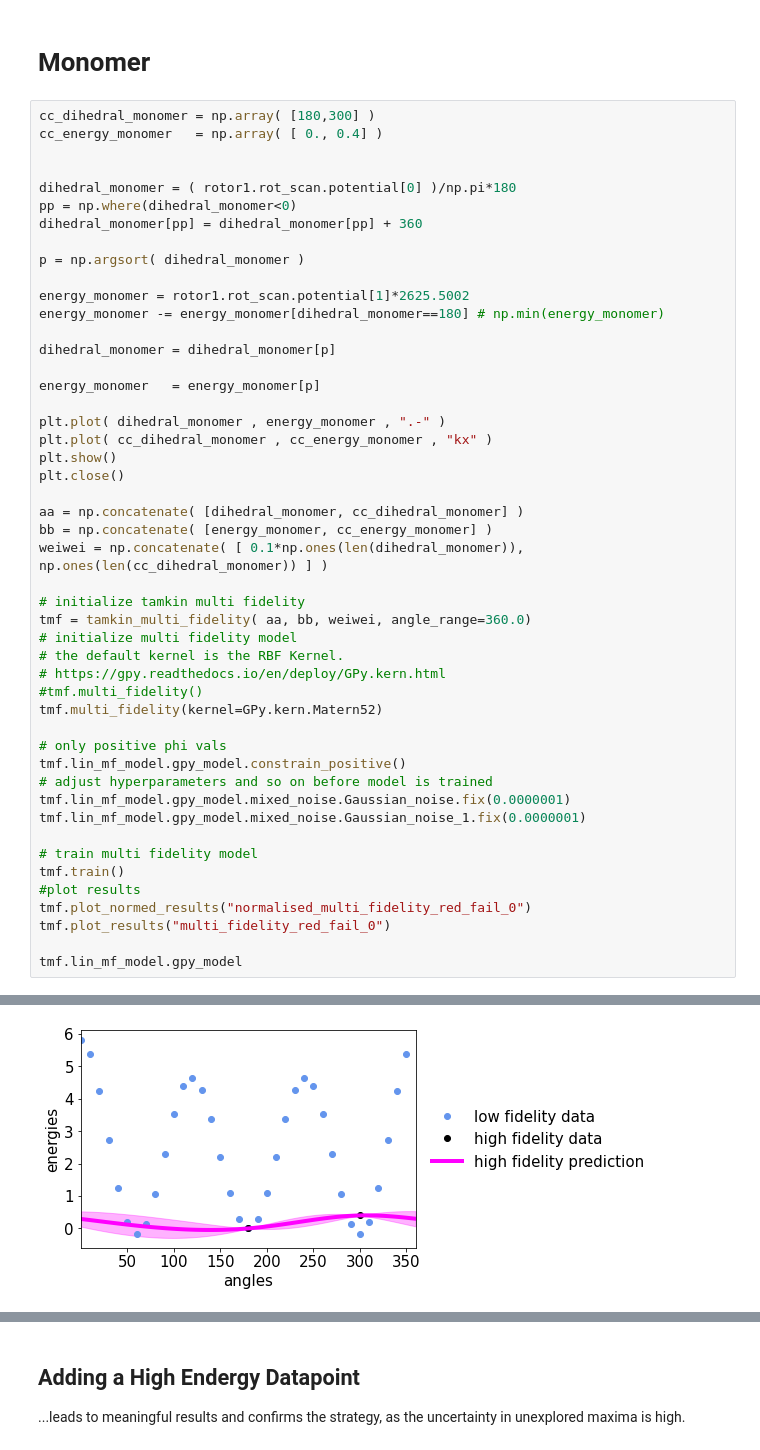
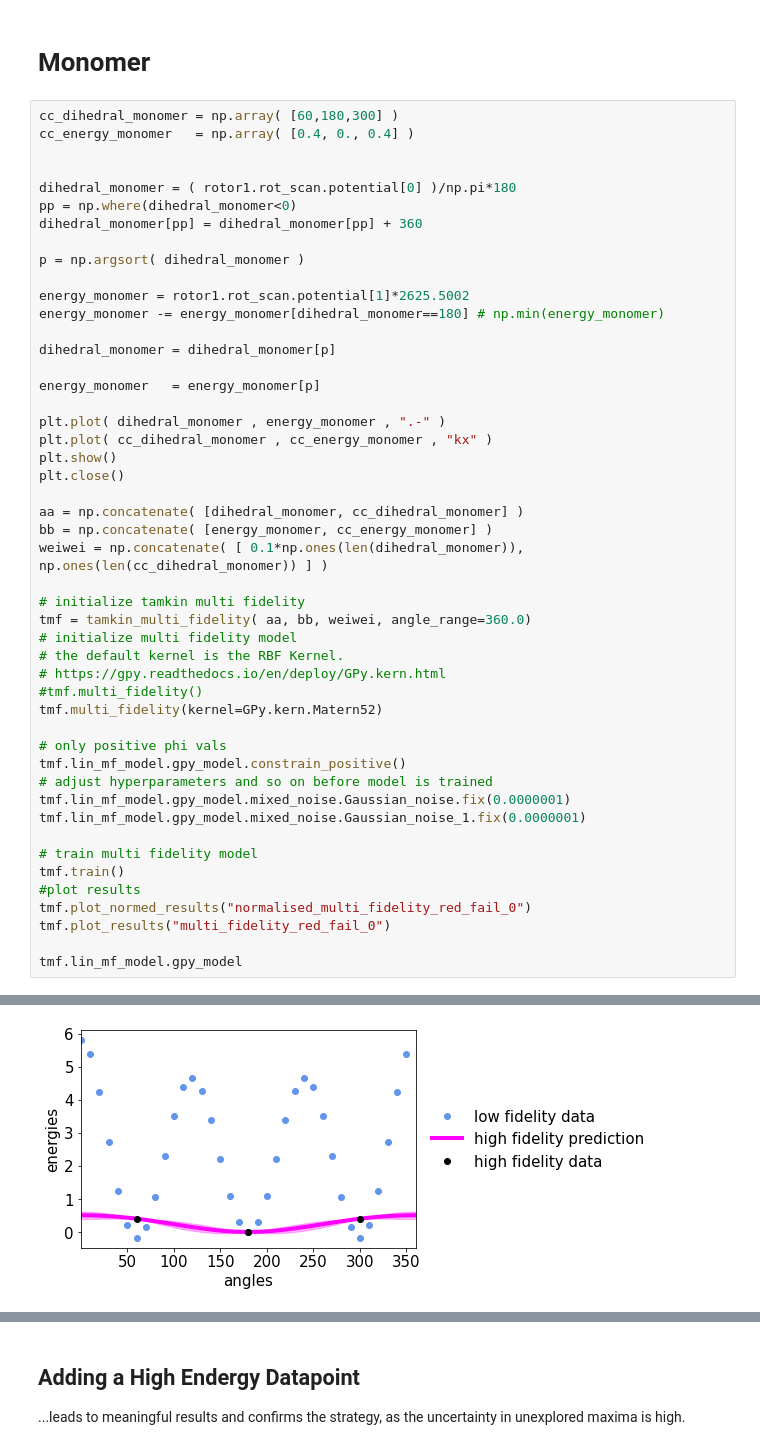
Before and after one commit to maxfleck/tamkintools-multi-fidelity-bayesian, a Jupyter notebook: Umer_results/umer_mf.ipynb, the cells around one changed output, grey strips where cells are left out. Drawn from its saved outputs; the diff is of its cells as text.

```diff
--- a/Umer_results/umer_mf.ipynb
+++ b/Umer_results/umer_mf.ipynb
@@ -52,8 +52,8 @@ An additional data point at a different energy level is necessary for a quantita
 # %% [markdown]
 # Monomer
 # %%
-cc_dihedral_monomer = np.array( [180,300] )
-cc_energy_monomer   = np.array( [ 0., 0.4] )
+cc_dihedral_monomer = np.array( [60,180,300] )
+cc_energy_monomer   = np.array( [0.4, 0., 0.4] )
 
 
 dihedral_monomer = ( rotor1.rot_scan.potential[0] )/np.pi*180
@@ -121 +121 @@ Optimization restart 5/5, f = -257.60962920461145
-[figure, old version]
+[figure, new version]
```
Also changed, not shown: parts of 4 cells of this notebook, 47 other files.
